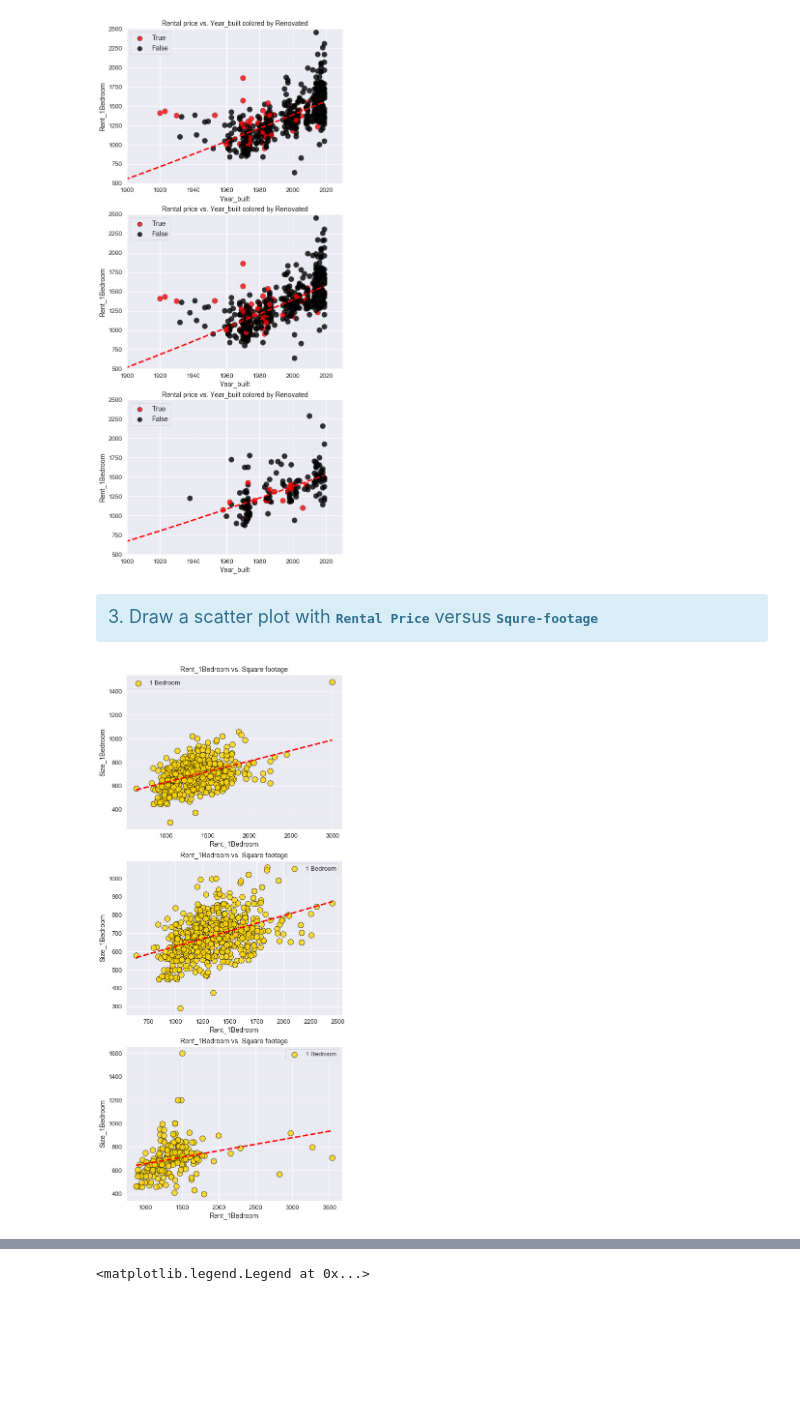
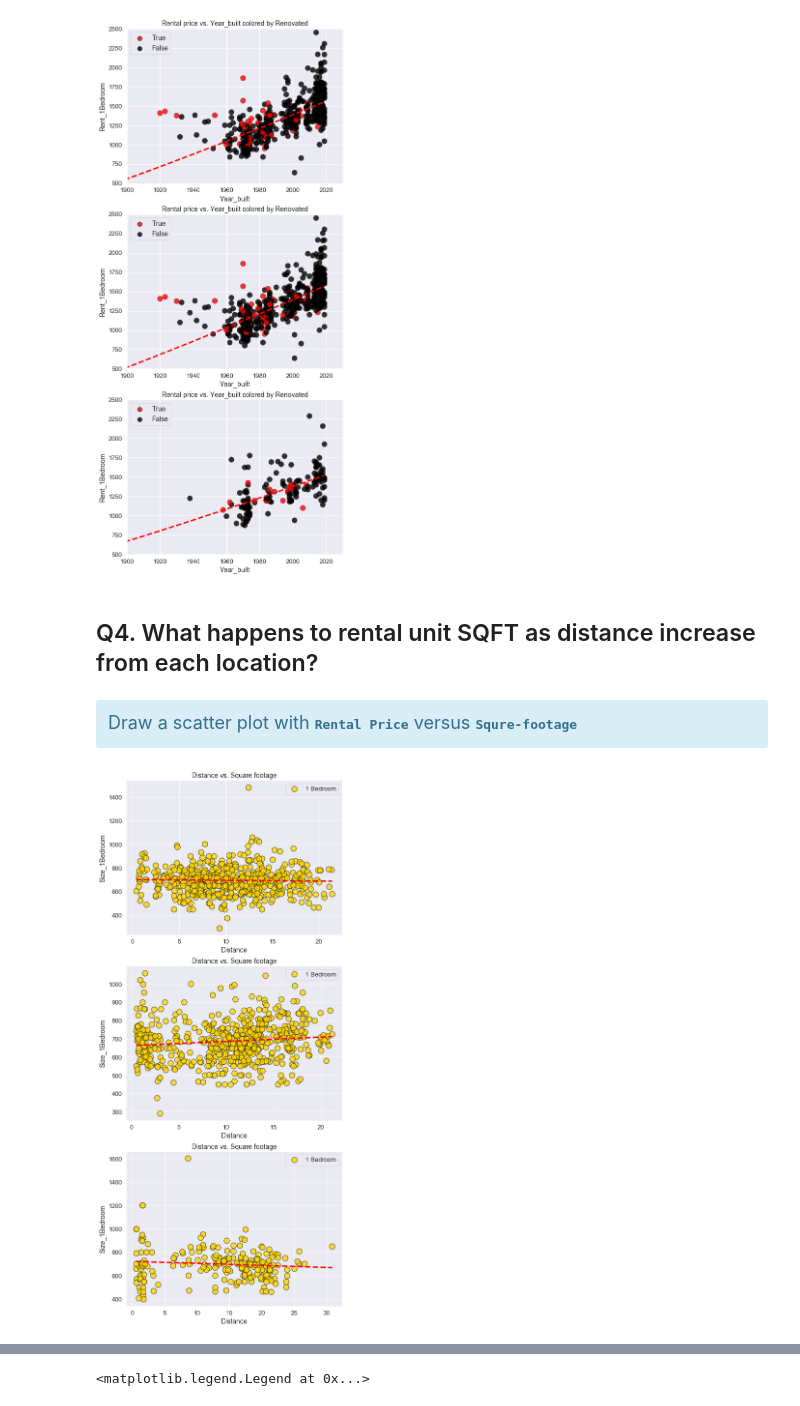
Before and after one commit to junwoo77lee/Project_Apartment_Rental_Price, a Jupyter notebook: RentalPrice/Project1_denver_commuter_and_apartment_rental_price.ipynb, the cells around one changed output, grey strips where cells are left out. Saved outputs shown, nothing was run; the diff lists cells and outputs as text; code cells hidden in the pictures; blank space fills up the shorter version.

Commit message:
adding questions in Data visualization section

```diff
--- a/RentalPrice/Project1_denver_commuter_and_apartment_rental_price.ipynb
+++ b/RentalPrice/Project1_denver_commuter_and_apartment_rental_price.ipynb
@@ -279,0 +287,3 @@ df_merge.head(1)
+# %%
+# Binning by Duration
+df_merge['Duration_bins'] = pd.cut(df_merge['Duration'], bins=[0,9,19,29,49], labels=["Commute time < 10", "10 ≤ Commute time < 20", "20 ≤ Commute time < 30", "30 ≤ Commute time"], include_lowest=True)
@@ -417,9 +448,11 @@ for df, ax in zip(df_list, subaxes):
     Plot_Year_built(df, ax, color_by='Renovated', color_scheme=color_dict, Bedroom_type=1)
 # %% [output]
 [figure]
+# %% [markdown]
+## Q4.  What happens to rental unit SQFT as distance increase from each location?
 # %% [markdown]
 <div class="alert alert-block alert-info">
-    <font size="4">3. Draw a scatter plot with <b><tt>Rental Price</tt></b> versus <b><tt>Squre-footage</tt></b></font>
+    <font size="4">Draw a scatter plot with <b><tt>Rental Price</tt></b> versus <b><tt>Squre-footage</tt></b></font>
 </div>
 # %%
 # Draw correlation plot between square-footage and distance (or duration)
@@ -448,9 +481,9 @@ def correlation_plot_sqft(df, ax, Bedroom_type=1, field='Distance'):
 # %%
 df_list = [df_dtc, df_lodo, df_boulder]
 
 fig, subaxes = plt.subplots(3, 1, figsize=(8,20))
 
 for df, ax in zip(df_list, subaxes):
-    correlation_plot_sqft(df, ax, Bedroom_type=1, field='Rent_1Bedroom')
+    correlation_plot_sqft(df, ax, Bedroom_type=1, field='Distance')
 # %% [output]
-[figure, old version]
+[figure, new version]
```
Also changed, not shown: parts of 15 cells of this notebook.
